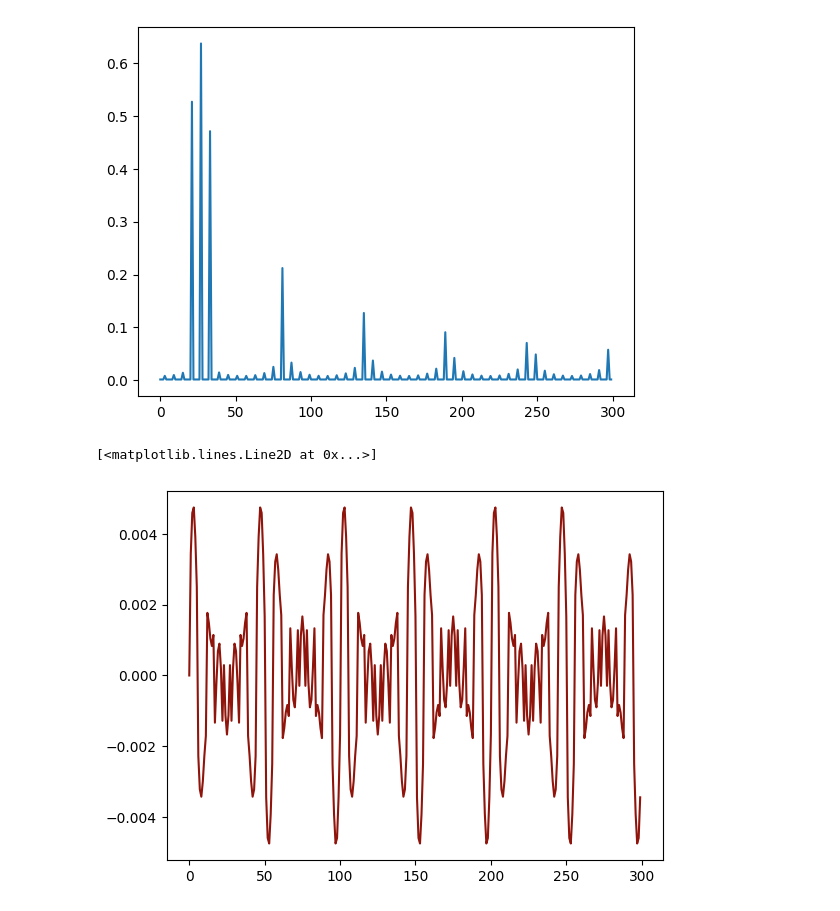
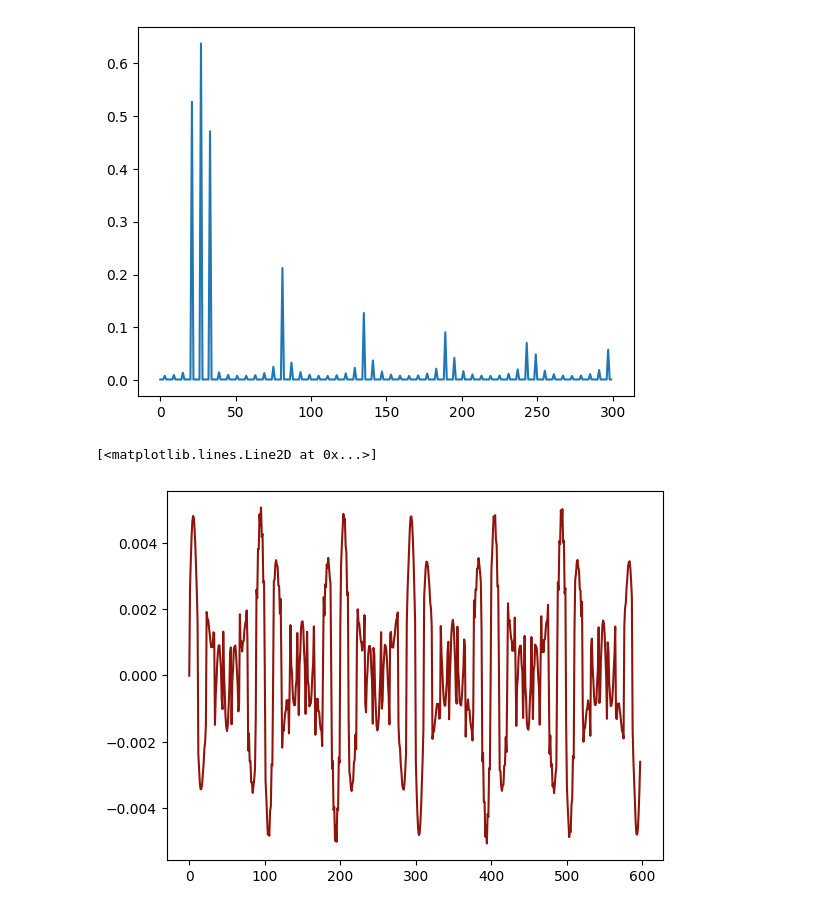
Before and after one commit to JuliuszSyrewicz/fourier, a Jupyter notebook: fourier analysis.ipynb, the cells around one changed output. Cells and saved outputs as stored; diff of their text form; code cells hidden in the pictures.

```diff
--- a/fourier analysis.ipynb
+++ b/fourier analysis.ipynb
@@ -5,6 +5,8 @@ import sys
 
 %matplotlib inline
 np.set_printoptions(threshold=sys.maxsize)
+plt.rcParams['axes.facecolor'] = 'white'
+plt.rcParams['figure.facecolor'] = 'white'
 # %%
 sampling_frequency = 200
 sampling_interval = 1/sampling_frequency
@@ -45,8 +47,8 @@ plt.plot(abs(FT))
 [<matplotlib.lines.Line2D at 0x...>]
 [figure]
 # %%
-inverseFT = np.fft.ifft(FT)
+inverseFT = np.fft.irfft(FT)
 plt.plot(inverseFT, color="#8f140b")
 # %% [output]
 [<matplotlib.lines.Line2D at 0x...>]
-[figure, old version]
+[figure, new version]
```
Also changed, not shown: parts of 1 cell of this notebook, 3 other files.
